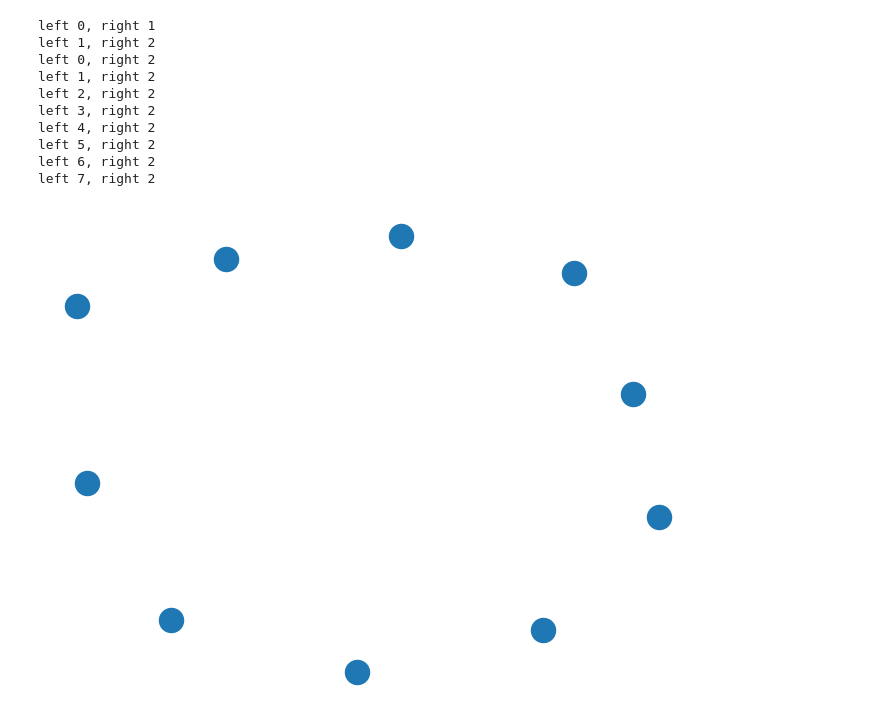
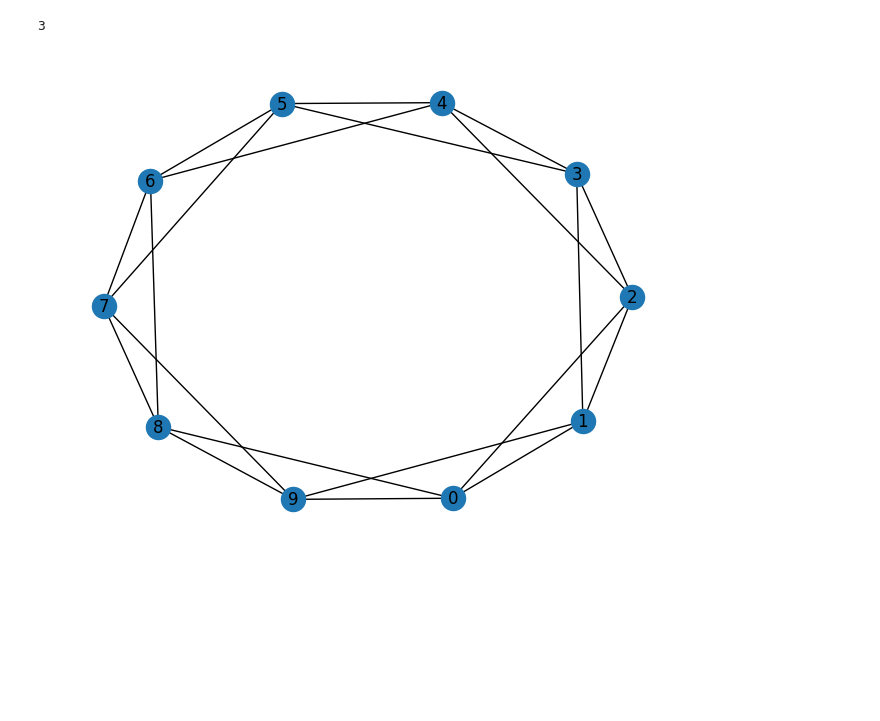
Before and after one commit to Schmiddi3110/MasterStudium, a Jupyter notebook: AMKI/Vorlesung3/Vorlesung3.ipynb, the cells around one changed output. Drawn from its saved outputs; the diff is of its cells as text; code cells hidden in the pictures; blank space fills up the shorter version.

```diff
--- a/AMKI/Vorlesung3/Vorlesung3.ipynb
+++ b/AMKI/Vorlesung3/Vorlesung3.ipynb
@@ -15,7 +17,21 @@ def get_k_near_neighbours(G, node, k):
     nodes = G.nodes()
     neighbour_left = (node - k) % len(nodes)
     neighbour_right = (node + k) % len(nodes) + 1
-    print("left {}, right {}".format(neighbour_left, neighbour_right))
-    neighbours.append(list(G.nodes)[neighbour_left : neighbour_right])
+
+    #handle edge cases
+    #overflow to the right
+    if neighbour_right < neighbour_left:
+        neighbours = list(G.nodes)[neighbour_left:]
+        addList = list(G.nodes)[:neighbour_right]
+        neighbours.extend(addList)
+
+    #overflow to the left
+    elif neighbour_left > node + len(nodes) - k - 1:
+        neighbours = list(G.nodes)[:neighbour_right]
+        addlist = list(G.nodes)[neighbour_left:]
+        neighbours.extend(addlist)
+
+    else:
+        neighbours = list(G.nodes)[neighbour_left : neighbour_right]
 
     return neighbours
@@ -36,23 +40,13 @@ def gen_ring_graph(number_nodes, k):
     G = nx.Graph()
     for i in range(number_nodes):
         G.add_node(i)
+
+    for i in range(number_nodes):
         neighbours = get_k_near_neighbours(G, i, k)
-        for u,v in combinations(neighbours, 2):
-            G.add_edge(u,v)
+        for u,v in combinations(neighbours,2):
+            if u == v:
+                continue
+            if u == i:
+                G.add_edge(u,v)
 
-    nx.draw(G)
-    plt.show()
+    return G
-# %%
-gen_ring_graph(10, 2)
-# %% [output]
-left 0, right 1
-left 1, right 2
-left 0, right 2
-left 1, right 2
-left 2, right 2
-left 3, right 2
-left 4, right 2
-left 5, right 2
-left 6, right 2
-left 7, right 2
-[figure, removed]
@@ -58,0 +64,3 @@ left 7, right 2
+# %%
+g = gen_ring_graph(10,2)
+g2 = gen_ring_graph_V2(10,2)
@@ -58,0 +70,8 @@ left 7, right 2
+# %%
+print(get_pathlength(g, 9,4))
+# %% [output]
+3
+# %%
+nx.draw_circular(g, with_labels=True)
+# %% [output]
+[figure, added]
```
Also changed, not shown: parts of 17 cells of this notebook.
